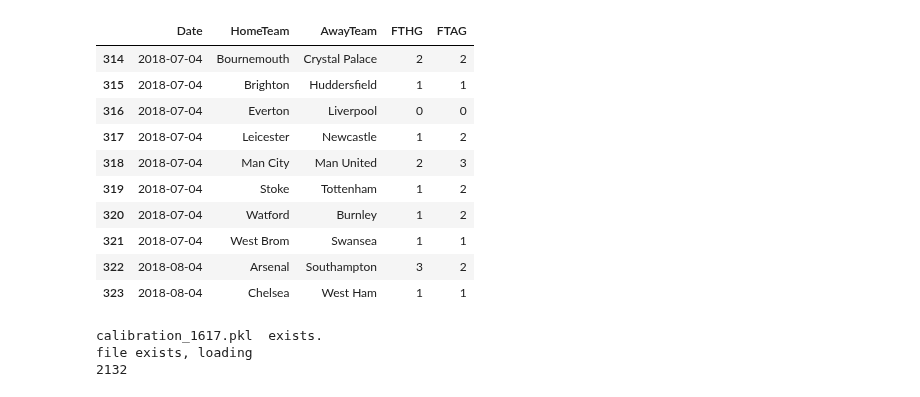
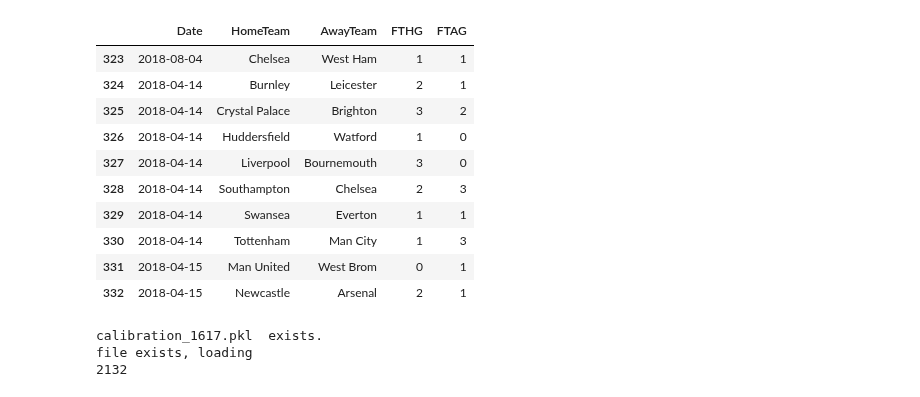
Before and after one commit to tchnvkng/python_notebooks, a Jupyter notebook: premier_league/pl2.ipynb, the cells around one changed output. Saved outputs shown, nothing was run; the diff lists cells and outputs as text; code cells hidden in the pictures.

```diff
--- a/premier_league/pl2.ipynb
+++ b/premier_league/pl2.ipynb
@@ -26,25 +26,24 @@ urls1617 = {'EN': 'http://www.football-data.co.uk/mmz4281/1617/E0.csv',
 # %%
 all_data1617=get_data(urls1617)
 all_data=get_data(urls)
 #all_data['EN']=add_match(all_data['EN'],'Liverpool',2,'Newcastle',0)
 #all_data['EN']=add_match(all_data['EN'],'Tottenham',2,'Huddersfield',0)
 #all_data['EN']=add_match(all_data['EN'],'Brighton',2,'Arsenal',1)
 #all_data['EN']=add_match(all_data['EN'],'Man City',1,'Chelsea',0)
 #all_data['EN']=add_match(all_data['EN'],'Man United',2,'Liverpool',1)
 all_data['EN'].tail(10)
-add_match
 # %% [output]
 |  | Date | HomeTeam | AwayTeam | FTHG | FTAG |
-| 314 | 2018-07-04 | Bournemouth | Crystal Palace | 2 | 2 |
-| 315 | 2018-07-04 | Brighton | Huddersfield | 1 | 1 |
-| 316 | 2018-07-04 | Everton | Liverpool | 0 | 0 |
-| 317 | 2018-07-04 | Leicester | Newcastle | 1 | 2 |
-| 318 | 2018-07-04 | Man City | Man United | 2 | 3 |
-| 319 | 2018-07-04 | Stoke | Tottenham | 1 | 2 |
-| 320 | 2018-07-04 | Watford | Burnley | 1 | 2 |
-| 321 | 2018-07-04 | West Brom | Swansea | 1 | 1 |
-| 322 | 2018-08-04 | Arsenal | Southampton | 3 | 2 |
 | 323 | 2018-08-04 | Chelsea | West Ham | 1 | 1 |
+| 324 | 2018-04-14 | Burnley | Leicester | 2 | 1 |
+| 325 | 2018-04-14 | Crystal Palace | Brighton | 3 | 2 |
+| 326 | 2018-04-14 | Huddersfield | Watford | 1 | 0 |
+| 327 | 2018-04-14 | Liverpool | Bournemouth | 3 | 0 |
+| 328 | 2018-04-14 | Southampton | Chelsea | 2 | 3 |
+| 329 | 2018-04-14 | Swansea | Everton | 1 | 1 |
+| 330 | 2018-04-14 | Tottenham | Man City | 1 | 3 |
+| 331 | 2018-04-15 | Man United | West Brom | 0 | 1 |
+| 332 | 2018-04-15 | Newcastle | Arsenal | 2 | 1 |
 # %%
 calibrator_1617=Calibrator('calibration_1617.pkl')
 for _country in all_data1617:
```
Also changed, not shown: parts of 3 cells of this notebook, 2 other files.
